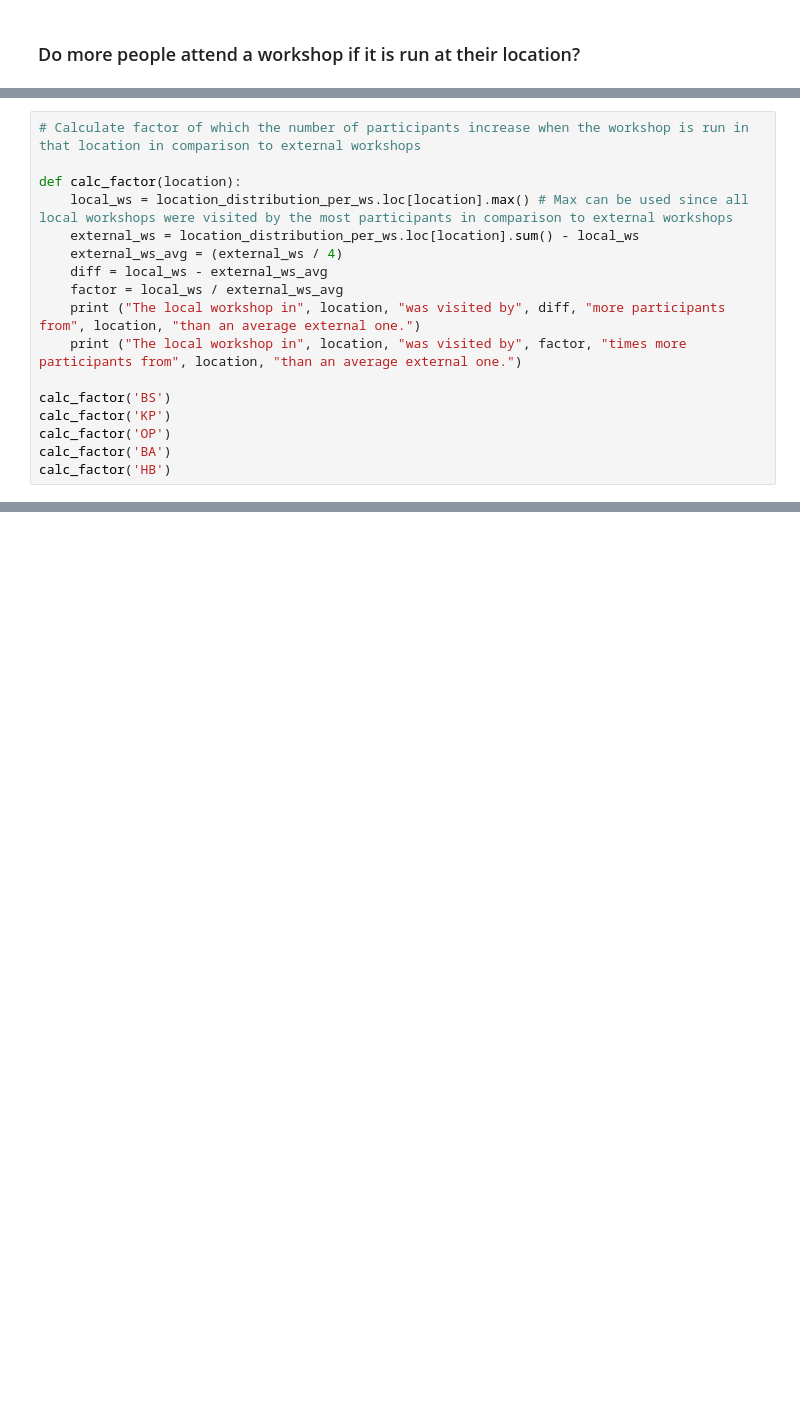
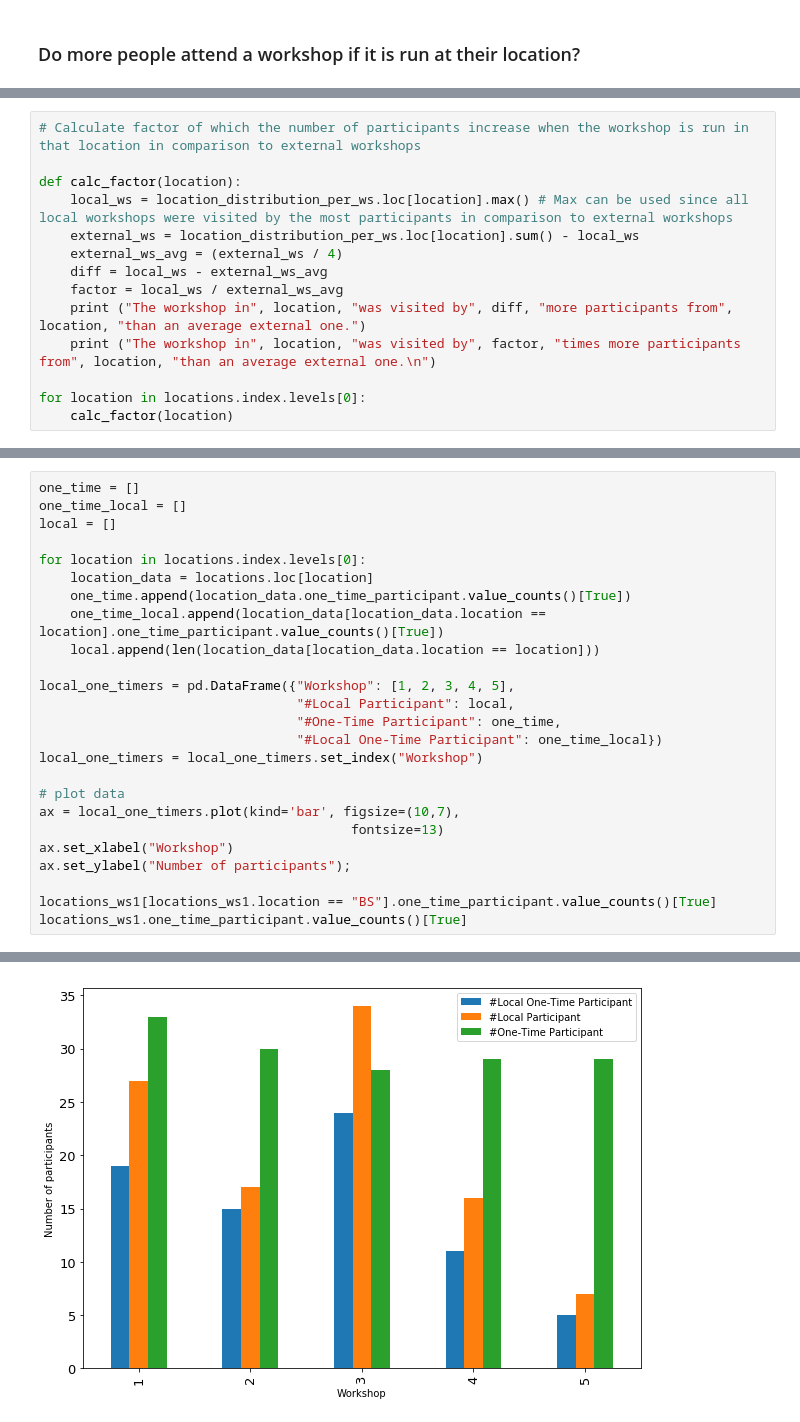
Before and after one commit to DLR-SC/analysis-dlr-se-waws, a Jupyter notebook: analysis.ipynb, the cells around one changed output, grey strips where cells are left out. Drawn from its saved outputs; the diff is of its cells as text; blank space fills up the shorter version.

```diff
--- a/analysis.ipynb
+++ b/analysis.ipynb
@@ -292,12 +298,9 @@ def calc_factor(location):
     external_ws_avg = (external_ws / 4)
     diff = local_ws - external_ws_avg
     factor = local_ws / external_ws_avg
-    print ("The local workshop in", location, "was visited by", diff, "more participants from", location, "than an average external one.")
-    print ("The local workshop in", location, "was visited by", factor, "times more participants from", location, "than an average external one.")
+    print ("The workshop in", location, "was visited by", diff, "more participants from", location, "than an average external one.")
+    print ("The workshop in", location, "was visited by", factor, "times more participants from", location, "than an average external one.\n")
 
-calc_factor('BS')
-calc_factor('KP')
-calc_factor('OP')
-calc_factor('BA')
-calc_factor('HB')
+for location in locations.index.levels[0]:
+    calc_factor(location)
 # %% [output]
@@ -313,0 +326,26 @@ The local workshop in HB was visited by 9.333333333333334 times more participant
+# %%
+one_time = []
+one_time_local = []
+local = []
+
+for location in locations.index.levels[0]:
+    location_data = locations.loc[location]
+    one_time.append(location_data.one_time_participant.value_counts()[True])
+    one_time_local.append(location_data[location_data.location == location].one_time_participant.value_counts()[True])
+    local.append(len(location_data[location_data.location == location]))
+
+local_one_timers = pd.DataFrame({"Workshop": [1, 2, 3, 4, 5],
+                                 "#Local Participant": local,
+                                 "#One-Time Participant": one_time,
+                                 "#Local One-Time Participant": one_time_local})
+local_one_timers = local_one_timers.set_index("Workshop")
+
+# plot data
+ax = local_one_timers.plot(kind='bar', figsize=(10,7),
+                                        fontsize=13)
+ax.set_xlabel("Workshop")
+ax.set_ylabel("Number of participants");
+
+locations_ws1[locations_ws1.location == "BS"].one_time_participant.value_counts()[True]
+locations_ws1.one_time_participant.value_counts()[True]
+# %% [output]
@@ -313,0 +353 @@ The local workshop in HB was visited by 9.333333333333334 times more participant
+[figure, added]
```
Also changed, not shown: parts of 8 cells of this notebook.
